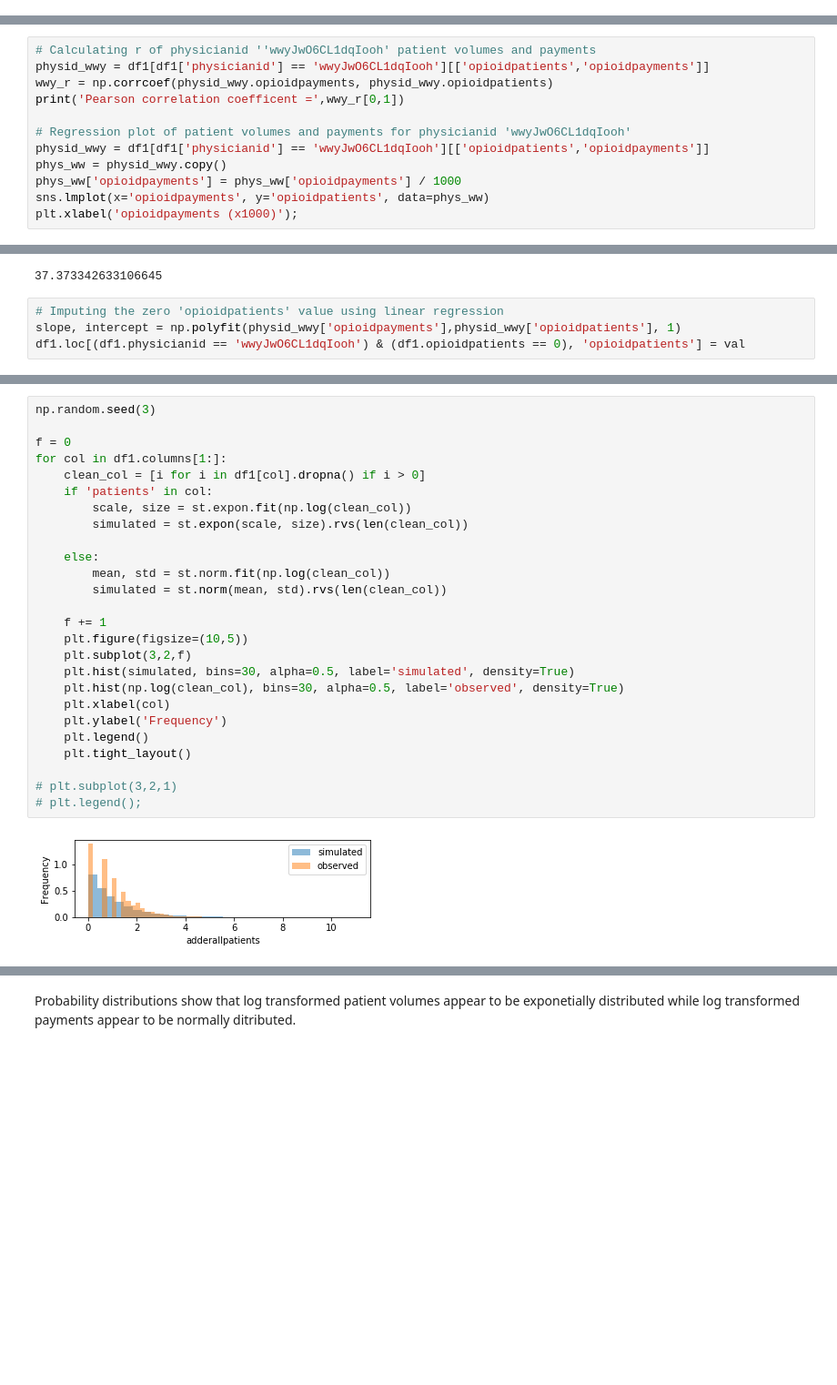
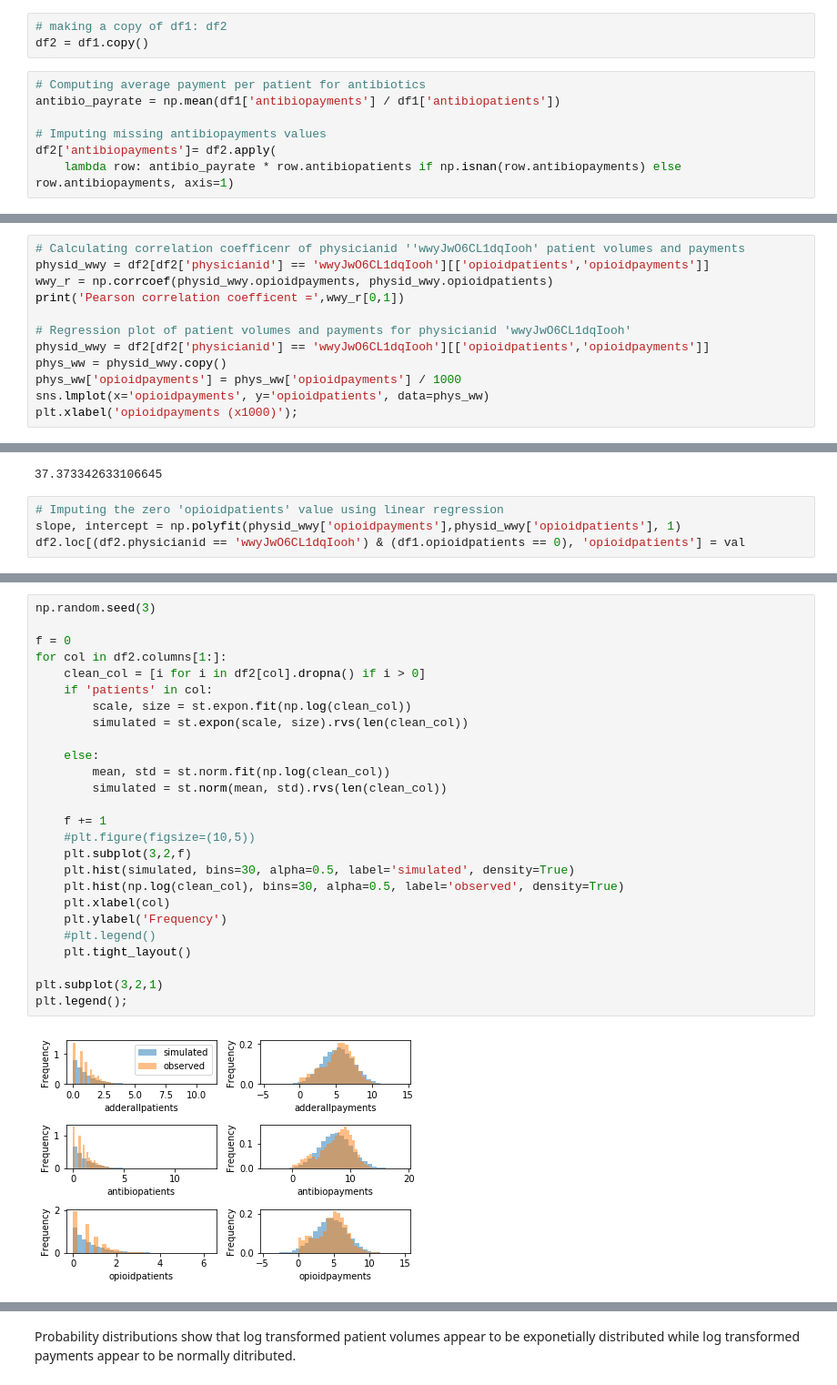
Before and after one commit to nwugocc/Capstone-Project-1, a Jupyter notebook: capstone_1_mini_project_stat_analysis.ipynb, the cells around one changed output, grey strips where cells are left out. Shown at 91% size. Cells and saved outputs as stored; diff of their text form; blank space fills up the shorter version.

```diff
--- a/capstone_1_mini_project_stat_analysis.ipynb
+++ b/capstone_1_mini_project_stat_analysis.ipynb
@@ -87,0 +98,10 @@ Differences in payments per patient will be further investigated later. First is
+# %%
+# making a copy of df1: df2
+df2 = df1.copy()
+# %%
+# Computing average payment per patient for antibiotics
+antibio_payrate = np.mean(df1['antibiopayments'] / df1['antibiopatients'])
+
+# Imputing missing antibiopayments values
+df2['antibiopayments']= df2.apply(
+    lambda row: antibio_payrate * row.antibiopatients if np.isnan(row.antibiopayments) else row.antibiopayments, axis=1)
@@ -103,11 +157,11 @@ The _zero_ value entry is associated with physicianid 'wwyJwO6CL1dqIooh' on the
 # %%
-# Calculating r of physicianid ''wwyJwO6CL1dqIooh' patient volumes and payments
-physid_wwy = df1[df1['physicianid'] == 'wwyJwO6CL1dqIooh'][['opioidpatients','opioidpayments']]
+# Calculating correlation coefficenr of physicianid ''wwyJwO6CL1dqIooh' patient volumes and payments
+physid_wwy = df2[df2['physicianid'] == 'wwyJwO6CL1dqIooh'][['opioidpatients','opioidpayments']]
 wwy_r = np.corrcoef(physid_wwy.opioidpayments, physid_wwy.opioidpatients)
 print('Pearson correlation coefficent =',wwy_r[0,1])
 
 # Regression plot of patient volumes and payments for physicianid 'wwyJwO6CL1dqIooh'
-physid_wwy = df1[df1['physicianid'] == 'wwyJwO6CL1dqIooh'][['opioidpatients','opioidpayments']]
+physid_wwy = df2[df2['physicianid'] == 'wwyJwO6CL1dqIooh'][['opioidpatients','opioidpayments']]
 phys_ww = physid_wwy.copy()
 phys_ww['opioidpayments'] = phys_ww['opioidpayments'] / 1000
 sns.lmplot(x='opioidpayments', y='opioidpatients', data=phys_ww)
@@ -125,6 +179,6 @@ val
 # %%
 # Imputing the zero 'opioidpatients' value using linear regression
 slope, intercept = np.polyfit(physid_wwy['opioidpayments'],physid_wwy['opioidpatients'], 1)
-df1.loc[(df1.physicianid == 'wwyJwO6CL1dqIooh') & (df1.opioidpatients == 0), 'opioidpatients'] = val
+df2.loc[(df2.physicianid == 'wwyJwO6CL1dqIooh') & (df1.opioidpatients == 0), 'opioidpatients'] = val
 # %%
 # Confirming that the zero 'opioidpatients' value is replaced with the val = 37.3733...
@@ -142,28 +218,28 @@ df1[df1['physicianid'] == 'wwyJwO6CL1dqIooh'].head()
 # %%
 np.random.seed(3)
 
 f = 0
-for col in df1.columns[1:]:
-    clean_col = [i for i in df1[col].dropna() if i > 0]
+for col in df2.columns[1:]:
+    clean_col = [i for i in df2[col].dropna() if i > 0]
     if 'patients' in col:
         scale, size = st.expon.fit(np.log(clean_col))
         simulated = st.expon(scale, size).rvs(len(clean_col))
 
     else:
         mean, std = st.norm.fit(np.log(clean_col))
         simulated = st.norm(mean, std).rvs(len(clean_col))
 
     f += 1
-    plt.figure(figsize=(10,5))
+    #plt.figure(figsize=(10,5))
     plt.subplot(3,2,f)
     plt.hist(simulated, bins=30, alpha=0.5, label='simulated', density=True)
     plt.hist(np.log(clean_col), bins=30, alpha=0.5, label='observed', density=True)
     plt.xlabel(col)
     plt.ylabel('Frequency')
-    plt.legend()
+    #plt.legend()
     plt.tight_layout()
 
-# plt.subplot(3,2,1)
-# plt.legend();
+plt.subplot(3,2,1)
+plt.legend();
 # %% [output]
-[figure, old version]
+[figure, new version]
```
Also changed, not shown: parts of 61 cells of this notebook.
